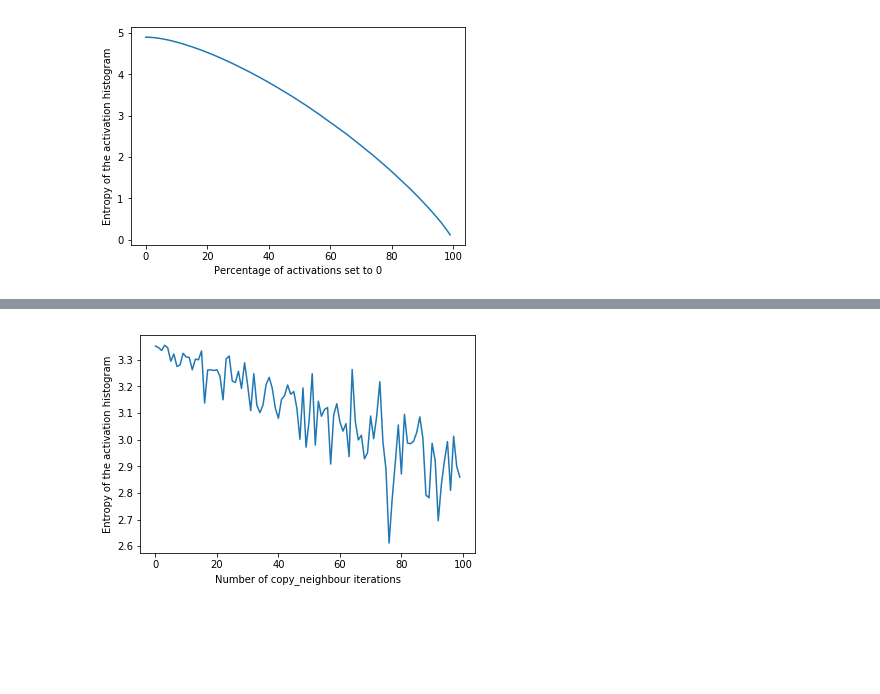
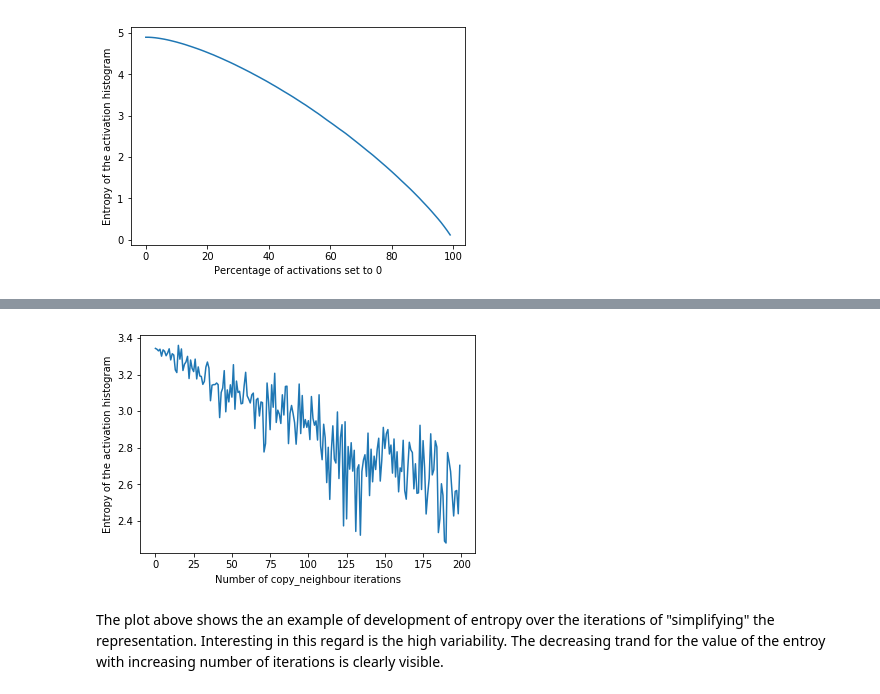
Before and after one commit to neuroinfo-os/deep-bottleneck, a Jupyter notebook: docs/experiments/analyze_entropy.ipynb, the cells around one changed output, grey strips where cells are left out. Cells and saved outputs as stored; diff of their text form; code cells hidden in the pictures; blank space fills up the shorter version.

```diff
--- a/docs/experiments/analyze_entropy.ipynb
+++ b/docs/experiments/analyze_entropy.ipynb
@@ -19,5 +25,6 @@ Entropy of the uniform distribution: 4.898740645980476
 # %%
 def _set_percentage_to_zero(distribution, percentage):
+    """Set a percentage of datapoints in the given distribution to zero"""
 
     distribution = np.copy(distribution)
 
@@ -58,6 +73,7 @@ plt.show()
 [figure]
 # %%
 def _copy_neighbour(to_transform, iterations):
+    """Sets every second value of a vector to the value of the preceding entry"""
     to_transform = np.copy(to_transform)
     to_transform_mass = np.sum(to_transform)
 
@@ -87,15 +111,17 @@ Entropy of the transformed distribution: 2.7658018261687585
 # %%
 entropies = []
-for iterations in np.arange(0, 100, 1):
+for iterations in np.arange(0, 200, 1):
     dist = _copy_neighbour(relu_like_dist, iterations)
     hist, _ = np.histogram(dist, bins=30)
     entropy_dist = stats.entropy(hist, base=2)
     entropies.append(entropy_dist)
 
 plt.figure()
 plt.plot(entropies)
 plt.xlabel("Number of copy_neighbour iterations")
 plt.ylabel("Entropy of the activation histogram")
 plt.show()
 # %% [output]
-[figure, old version]
+[figure, new version]
+# %% [markdown]
+The plot above shows the an example of development of entropy over the iterations of "simplifying" the representation. Interesting in this regard is the high variability. The decreasing trand for the value of the entroy with increasing number of iterations is clearly visible.
```
Also changed, not shown: parts of 10 cells of this notebook.
